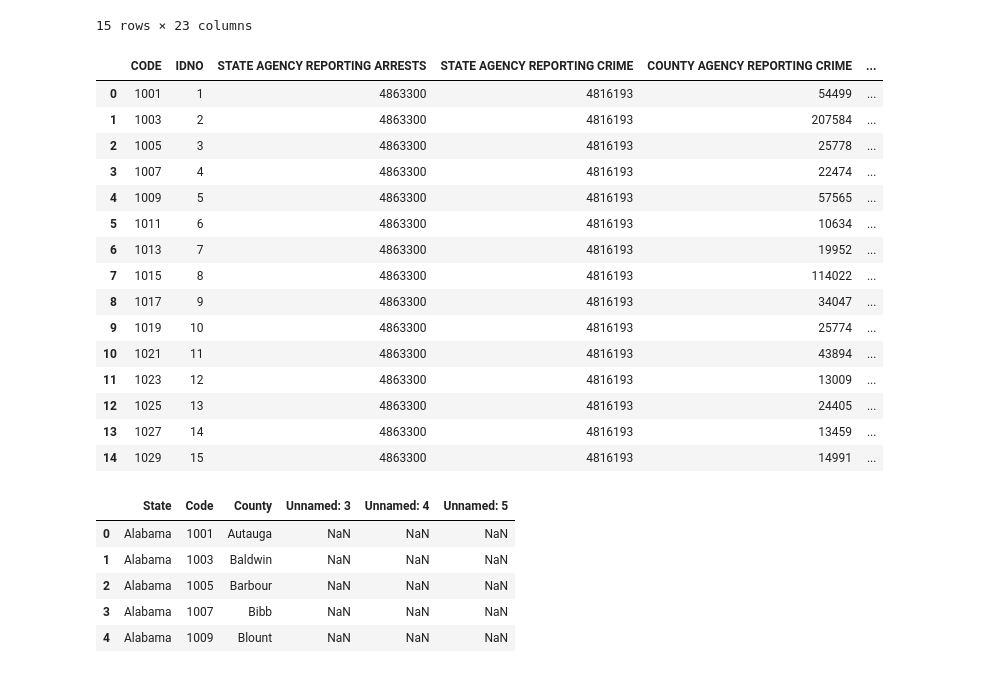
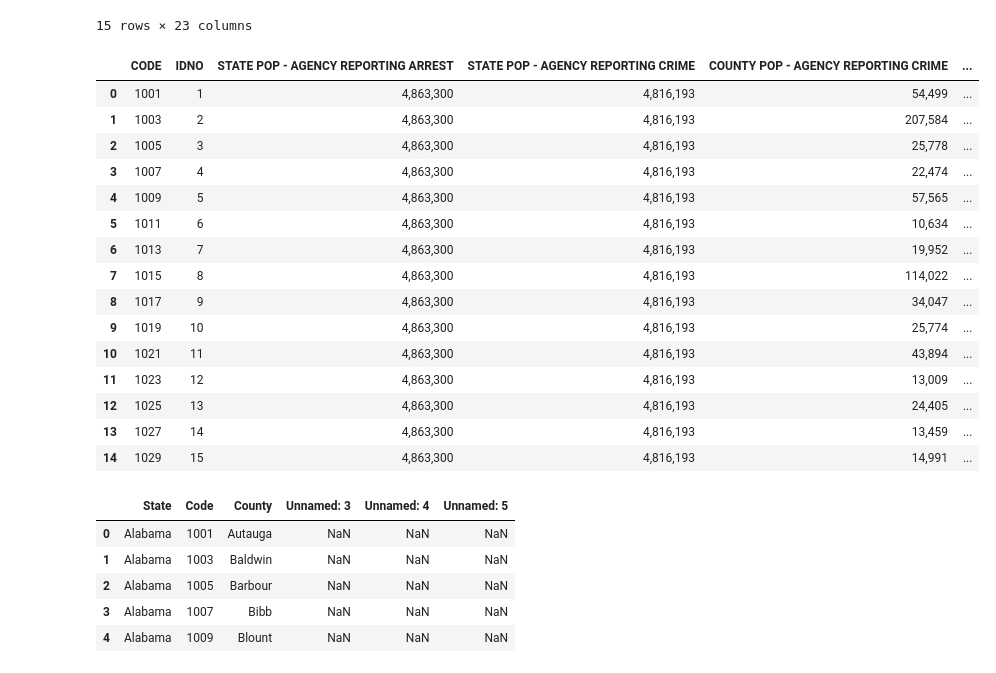
Before and after one commit to melindaeudy/Project_1, a Jupyter notebook: Project_1.ipynb, the cells around one changed output. Cells and saved outputs as stored; diff of their text form; code cells hidden in the pictures.

Commit message:
adding formating for numbers in table

```diff
--- a/Project_1.ipynb
+++ b/Project_1.ipynb
@@ -65,36 +65,44 @@ UCR_Crime_df.head(15)
 # %%
 # Finalize file for merging
 #-----remove columns: STUDYNO, EDITION, PART, FLIPS_ST, FLIPS_CTY
 #-----move Code to the front of the file - ensure that it is a int64.
 UCR_Crime_df.drop(columns = ["STUDYNO", "EDITION", "PART", "FIPS_ST", "FIPS_CTY"], inplace = True)
 UCR_Crime_df["CODE"] = UCR_Crime_df["CODE"].apply("int64")
 pd.set_option("precision",0)
 collist = UCR_Crime_df.columns.tolist()
 collist.insert(0, collist.pop(collist.index("CODE")))
 UCR_Crime_df = UCR_Crime_df.reindex(columns = collist)
 
 # Rename columns for better understanding
-UCR_Crime_df.rename(columns={"AG_ARRST": "# COUNTY AGENCY REPORTING ARRESTS", "AG_OFF": "# COUNTY AGENCY REPORTING CRIMES","COVIND": "COVERAGE INDICATOR", "SVIOL":"TOTAL VIOLENT CRIMES", "SPROPERTY": "TOTAL PROPERTY CRIMES"}, inplace = True)
-UCR_Crime_df.rename(columns={"SPOPARST": "STATE AGENCY REPORTING ARRESTS", "SPOPCRIM": "STATE AGENCY REPORTING CRIME", "CPOPCRIM": "COUNTY AGENCY REPORTING CRIME", "SMURDER":"MURDERS", "SRAPE": "RAPE", "SROBBERY": "ROBBERY", "SAGASSLT": "AGGRAVATED ASSAULTS", "SBURGLRY": "BURGLARIES"}, inplace = True)
+UCR_Crime_df.rename(columns={"AG_ARRST": "# COUNTY AGENCY REPORTING ARREST", "AG_OFF": "# COUNTY AGENCY REPORTING CRIME","COVIND": "COVERAGE INDICATOR", "SVIOL":"TOTAL VIOLENT CRIME", "SPROPERTY": "TOTAL PROPERTY CRIMES"}, inplace = True)
+UCR_Crime_df.rename(columns={"SPOPARST": "STATE POP - AGENCY REPORTING ARREST", "SPOPCRIM": "STATE POP - AGENCY REPORTING CRIME", "CPOPCRIM": "COUNTY POP - AGENCY REPORTING CRIME", "SMURDER":"MURDERS", "SRAPE": "RAPE", "SROBBERY": "ROBBERY", "SAGASSLT": "AGGRAVATED ASSAULTS", "SBURGLRY": "BURGLARIES"}, inplace = True)
 UCR_Crime_df.rename(columns={"SLARCENY":"LARCENY", "SMVTHEFT": "MOTOR VEHICLE THEFT", "SARSON": "ARSON"}, inplace = True)
+
+# Clean up number formats in table
+UCR_Crime_df["STATE POP - AGENCY REPORTING ARREST"] = UCR_Crime_df["STATE POP - AGENCY REPORTING ARREST"].map("{:,}".format)
+UCR_Crime_df["STATE POP - AGENCY REPORTING CRIME"] = UCR_Crime_df["STATE POP - AGENCY REPORTING CRIME"].map("{:,}".format)
+UCR_Crime_df["# COUNTY AGENCY REPORTING ARREST"] = UCR_Crime_df["# COUNTY AGENCY REPORTING ARREST"].map("{:,}".format)
+UCR_Crime_df["COUNTY POP - AGENCY REPORTING CRIME"] = UCR_Crime_df["COUNTY POP - AGENCY REPORTING CRIME"].map("{:,}".format)
+UCR_Crime_df["# COUNTY AGENCY REPORTING CRIME"] = UCR_Crime_df["# COUNTY AGENCY REPORTING CRIME"].map("{:,}".format)
+
 UCR_Crime_df.head(15)
 # %% [output]
-|  | CODE | IDNO | STATE AGENCY REPORTING ARRESTS | STATE AGENCY REPORTING CRIME | COUNTY AGENCY REPORTING CRIME | ... |
-| 0 | 1001 | 1 | 4863300 | 4816193 | 54499 | ... |
-| 1 | 1003 | 2 | 4863300 | 4816193 | 207584 | ... |
-| 2 | 1005 | 3 | 4863300 | 4816193 | 25778 | ... |
-| 3 | 1007 | 4 | 4863300 | 4816193 | 22474 | ... |
-| 4 | 1009 | 5 | 4863300 | 4816193 | 57565 | ... |
-| 5 | 1011 | 6 | 4863300 | 4816193 | 10634 | ... |
-| 6 | 1013 | 7 | 4863300 | 4816193 | 19952 | ... |
-| 7 | 1015 | 8 | 4863300 | 4816193 | 114022 | ... |
-| 8 | 1017 | 9 | 4863300 | 4816193 | 34047 | ... |
-| 9 | 1019 | 10 | 4863300 | 4816193 | 25774 | ... |
-| 10 | 1021 | 11 | 4863300 | 4816193 | 43894 | ... |
-| 11 | 1023 | 12 | 4863300 | 4816193 | 13009 | ... |
-| 12 | 1025 | 13 | 4863300 | 4816193 | 24405 | ... |
-| 13 | 1027 | 14 | 4863300 | 4816193 | 13459 | ... |
-| 14 | 1029 | 15 | 4863300 | 4816193 | 14991 | ... |
+|  | CODE | IDNO | STATE POP - AGENCY REPORTING ARREST | STATE POP - AGENCY REPORTING CRIME | COUNTY POP - AGENCY REPORTING CRIME | ... |
+| 0 | 1001 | 1 | 4,863,300 | 4,816,193 | 54,499 | ... |
+| 1 | 1003 | 2 | 4,863,300 | 4,816,193 | 207,584 | ... |
+| 2 | 1005 | 3 | 4,863,300 | 4,816,193 | 25,778 | ... |
+| 3 | 1007 | 4 | 4,863,300 | 4,816,193 | 22,474 | ... |
+| 4 | 1009 | 5 | 4,863,300 | 4,816,193 | 57,565 | ... |
+| 5 | 1011 | 6 | 4,863,300 | 4,816,193 | 10,634 | ... |
+| 6 | 1013 | 7 | 4,863,300 | 4,816,193 | 19,952 | ... |
+| 7 | 1015 | 8 | 4,863,300 | 4,816,193 | 114,022 | ... |
+| 8 | 1017 | 9 | 4,863,300 | 4,816,193 | 34,047 | ... |
+| 9 | 1019 | 10 | 4,863,300 | 4,816,193 | 25,774 | ... |
+| 10 | 1021 | 11 | 4,863,300 | 4,816,193 | 43,894 | ... |
+| 11 | 1023 | 12 | 4,863,300 | 4,816,193 | 13,009 | ... |
+| 12 | 1025 | 13 | 4,863,300 | 4,816,193 | 24,405 | ... |
+| 13 | 1027 | 14 | 4,863,300 | 4,816,193 | 13,459 | ... |
+| 14 | 1029 | 15 | 4,863,300 | 4,816,193 | 14,991 | ... |
 # %%
 UCR_Codes = "Resources/Codebook_County_Codes.csv"
 
```
Also changed, not shown: parts of 7 cells of this notebook.
